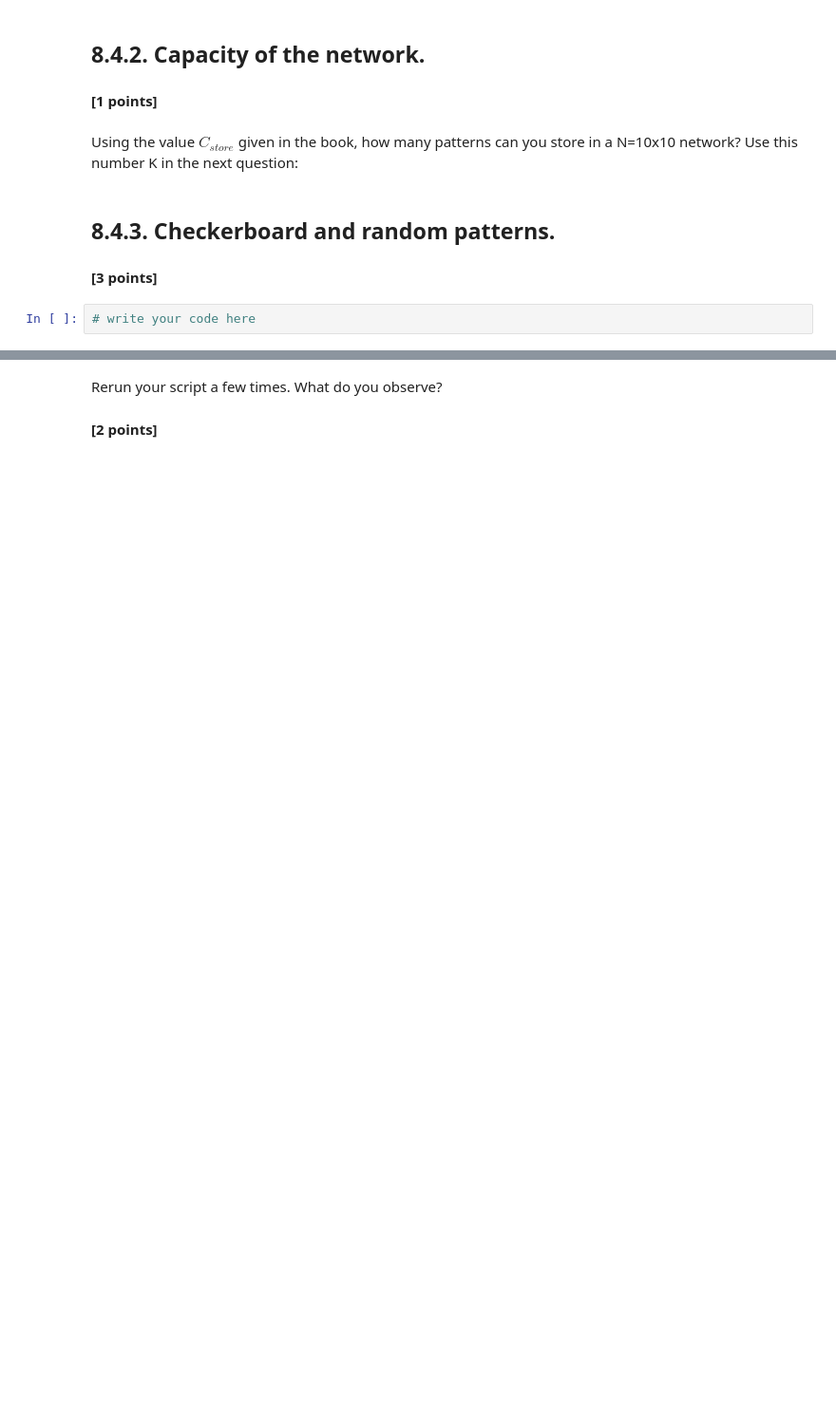
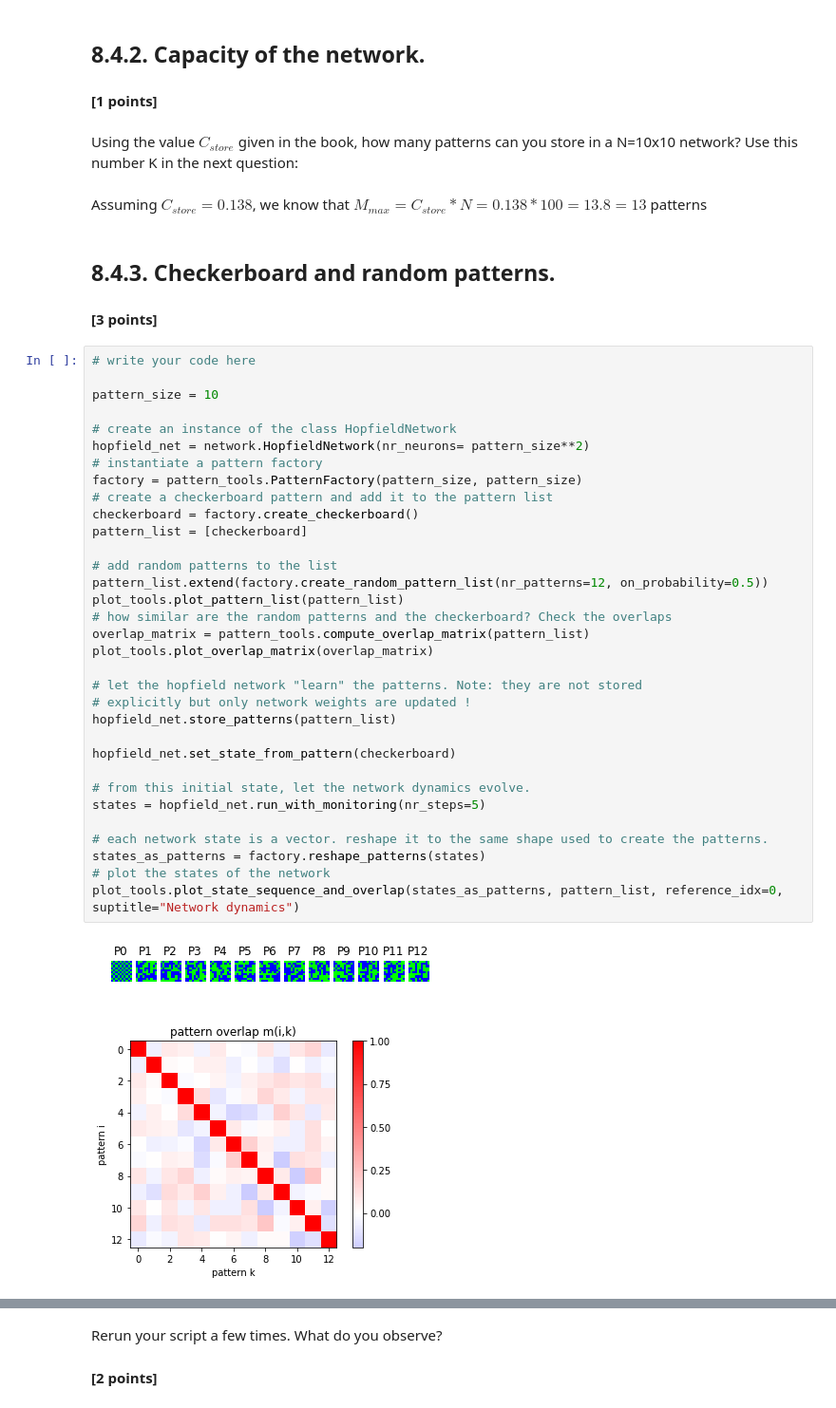
Before and after one commit to Shrecki/BioModNN, a Jupyter notebook: Ex8_firstName_lastName_000.ipynb, the cells around one changed output, grey strips where cells are left out. Shown at 95% size. Drawn from its saved outputs; the diff is of its cells as text; blank space fills up the shorter version.

```diff
--- a/Ex8_firstName_lastName_000.ipynb
+++ b/Ex8_firstName_lastName_000.ipynb
@@ -319,8 +344,44 @@ A Hopfield network implements so called associative or content-adressable memory
 # %% [markdown]
 Using the value $C_{store}$
  given in the book, how many patterns can you store in a N=10x10 network? Use this number K in the next question:
+# %% [markdown]
+Assuming $C_{store} = 0.138$, we know that $ M_{max} = C_{store} * N  = 0.138 * 100 = 13.8 = 13$ patterns
 # %% [markdown]
 ## 8.4.3. Checkerboard and random patterns.
 #### [3 points]
-# %%
-# write your code here
+# %%
+# write your code here
+
+pattern_size = 10
+
+# create an instance of the class HopfieldNetwork
+hopfield_net = network.HopfieldNetwork(nr_neurons= pattern_size**2)
+# instantiate a pattern factory
+factory = pattern_tools.PatternFactory(pattern_size, pattern_size)
+# create a checkerboard pattern and add it to the pattern list
+checkerboard = factory.create_checkerboard()
+pattern_list = [checkerboard]
+
+# add random patterns to the list
+pattern_list.extend(factory.create_random_pattern_list(nr_patterns=12, on_probability=0.5))
+plot_tools.plot_pattern_list(pattern_list)
+# how similar are the random patterns and the checkerboard? Check the overlaps
+overlap_matrix = pattern_tools.compute_overlap_matrix(pattern_list)
+plot_tools.plot_overlap_matrix(overlap_matrix)
+
+# let the hopfield network "learn" the patterns. Note: they are not stored
+# explicitly but only network weights are updated !
+hopfield_net.store_patterns(pattern_list)
+
+hopfield_net.set_state_from_pattern(checkerboard)
+
+# from this initial state, let the network dynamics evolve.
+states = hopfield_net.run_with_monitoring(nr_steps=5)
+
+# each network state is a vector. reshape it to the same shape used to create the patterns.
+states_as_patterns = factory.reshape_patterns(states)
+# plot the states of the network
+plot_tools.plot_state_sequence_and_overlap(states_as_patterns, pattern_list, reference_idx=0, suptitle="Network dynamics")
+# %% [output]
+[figure, added]
+[figure, added]
```
Also changed, not shown: parts of 27 cells of this notebook.
